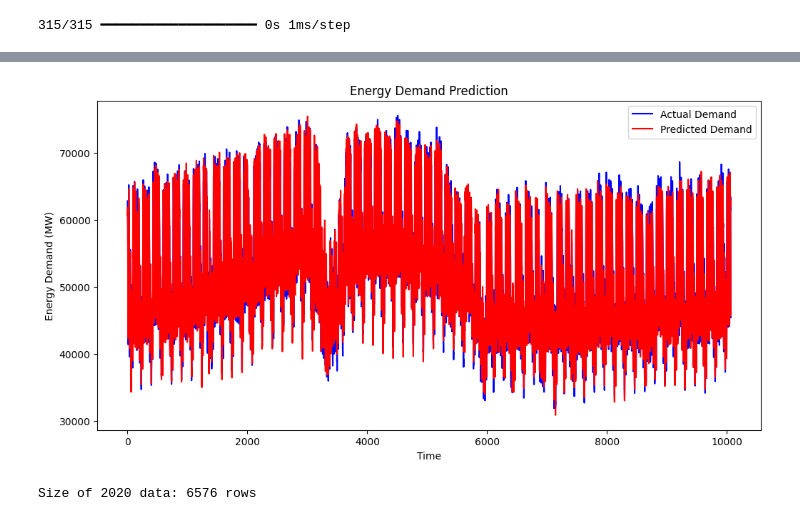
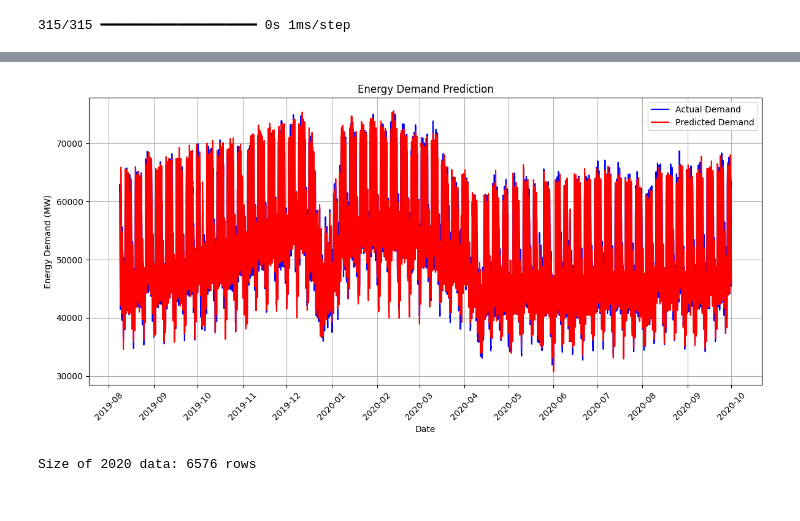
Before and after one commit to spectrox0/master-tfm, a Jupyter notebook: src/notebooks/cnn_model/cnn_model.ipynb, the cells around one changed output, grey strips where cells are left out. Saved outputs shown, nothing was run; the diff lists cells and outputs as text; code cells hidden in the pictures.

Commit message:
fix cnn and istm legends x

```diff
--- a/src/notebooks/cnn_model/cnn_model.ipynb
+++ b/src/notebooks/cnn_model/cnn_model.ipynb
@@ -182,15 +186,28 @@ R-squared (R2): 0.9810389134420956
 # %%
-# 10. Plot results
+# 10. Plot results with proper dates on the X-axis
 plt.figure(figsize=(12, 6))
-plt.plot(y_test, color='blue', label='Actual Demand')
-plt.plot(y_pred, color='red', label='Predicted Demand')
+
+# Assign the dates to the X-axis, assuming the index of df_test contains the dates
+test_dates = df.index[-len(y_test):]  # Extract the dates corresponding to y_test
+
+plt.plot(test_dates, y_test, color='blue', label='Actual Demand')
+plt.plot(test_dates, y_pred, color='red', label='Predicted Demand')
+
 plt.title('Energy Demand Prediction')
-plt.xlabel('Time')
+plt.xlabel('Date')
 plt.ylabel('Energy Demand (MW)')
 plt.legend()
+
+# Format the X-axis to properly show the dates
+plt.gca().xaxis.set_major_formatter(mdates.DateFormatter('%Y-%m'))
+plt.gca().xaxis.set_major_locator(mdates.MonthLocator())
+
+plt.xticks(rotation=45)
+plt.grid(True)
+plt.tight_layout()
 plt.show()
 # %% [output]
-[figure, old version]
+[figure, new version]
 # %%
 # 12. Improve monthly predictions for 2020
 df.index = pd.to_datetime(df.index, utc=True)  # Index is already 'utc_timestamp' after parsing
```
Also changed, not shown: parts of 8 cells of this notebook, 1 other file.
